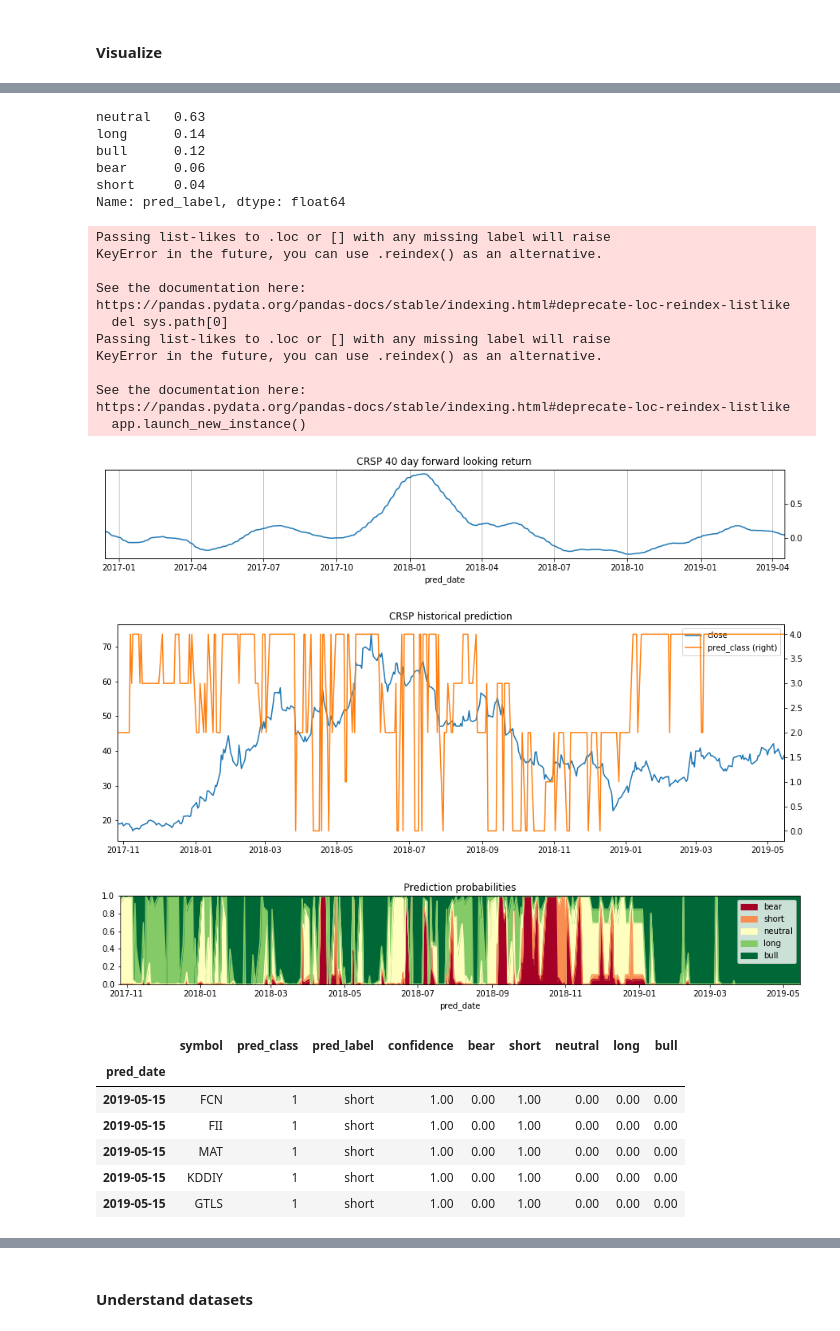
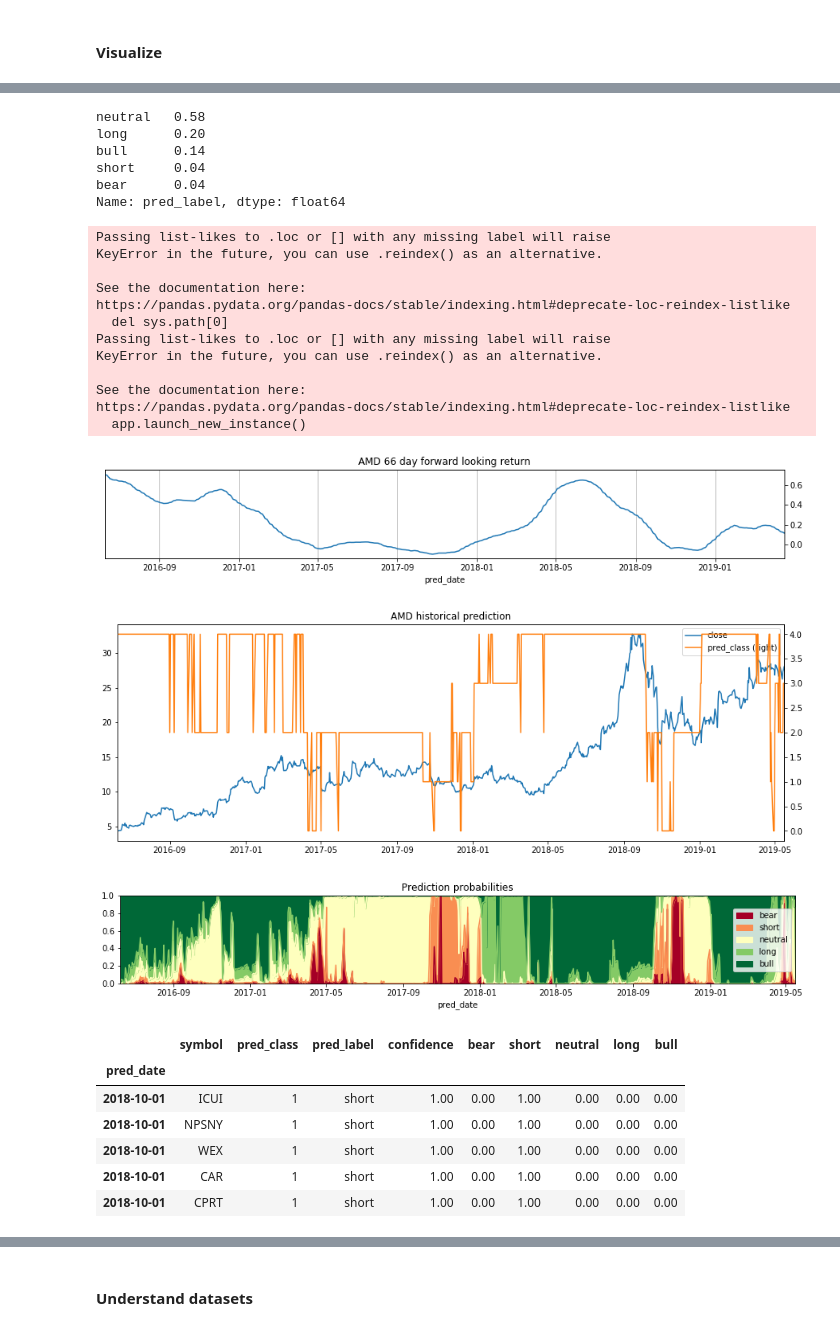
Before and after one commit to webclinic017/inception, a Jupyter notebook: notebooks/micro_TF.ipynb, the cells around one changed output, grey strips where cells are left out. Cells and saved outputs as stored; diff of their text form; code cells hidden in the pictures.

```diff
--- a/notebooks/micro_TF.ipynb
+++ b/notebooks/micro_TF.ipynb
@@ -52,6 +52,7 @@ K.tensorflow_backend._get_available_gpus()
 # %% [markdown]
 ### Context data
 # %%
+# context
 bench = '^GSPC'
 y_col = 'fwdReturn'
 tickers = excl(config['companies'], [])
@@ -63,11 +64,11 @@ context = {
     'ds_name': 'co-technicals-ds',
     'px_close': 'universe-px-ds',
     'trained_cols': 'micro_TF_train_cols.npy',
-    'look_ahead': [20,60,90],
+    'look_ahead': 120,
     'look_back': 252*3,
     'load_ds': True,
     'scale': True,
-    'test_size': .2,
+    'test_size': .05,
     'verbose': True,
     's3_path': 'recommend/micro_ML/',
     'units': 850,
@@ -498,35 +480,0 @@ ODFL missing profile, skipping
-# %%
-look_back = context['look_back']
-pred_X = joined_df.loc[joined_df.sort_index().index.unique()[-look_back:], :]
-print('pred_X.shape', pred_X.shape)
-
-# ensure prediction dataset is consistent with trained model
-train_cols = np.load(ml_path + trained_cols, allow_pickle=True) # save feature order
-missing_cols = [x for x in train_cols if x not in pred_X.columns]
-if len(missing_cols):
-    print(f'Warning missing columns: {missing_cols}')
-    pred_X = pd.concat([pred_X, pd.DataFrame(columns=missing_cols)], axis=1)
-    pred_X[missing_cols] = 0
-
-sorted_cols = list(np.append(train_cols, ['symbol']))
-print('pred_X.shape', pred_X[sorted_cols].shape)
-
-pred_df = pd.DataFrame()
-pred_df['symbol'] = pred_X.symbol
-
-# Load model
-fname = ml_path + model_name
-model = load_model(fname)
-print('Loaded', fname)
-
-preds = model.predict(pred_X[sorted_cols].iloc[:, :-1])
-preds_classes = model.predict_classes(pred_X[sorted_cols].iloc[:, :-1])
-
-pred_df['pred_class'] = preds_classes
-pred_df['pred_label'] = list(map(lambda x: fwd_ret_labels[x], preds_classes))
-probs = np.round(preds,3)
-pred_prob = np.argmax(probs, axis=1)
-pred_df['confidence'] = [x[np.argmax(x)] for x in probs] # higest prob
-prob_df = pd.DataFrame(probs, index=pred_df.index, columns=fwd_ret_labels)
-pred_df = pd.concat([pred_df, prob_df[fwd_ret_labels]], axis=1)
-pred_df.index.name = 'pred_date'
@@ -544,11 +482,11 @@ Loaded ../ML/micro_TF.h5
 # recommendation distribution
 pd.value_counts(pred_df.pred_label) / pd.value_counts(pred_df.pred_label).sum()
 # %% [output]
-neutral   0.63
-long      0.14
-bull      0.12
-bear      0.06
+neutral   0.58
+long      0.20
+bull      0.14
 short     0.04
+bear      0.04
 Name: pred_label, dtype: float64
 # %%
 def plot_symbol_hist_pred(pred_symbol, clean_co_px, context, pred_df):
@@ -566,42 +504,42 @@ def plot_symbol_hist_pred(pred_symbol, clean_co_px, context, pred_df):
     hist_pred = pd.concat([px_df.loc[pred_df.index.unique()], co_pred['pred_class']], axis=1, sort=False)
 
     # forward looking returns
     pct_chg_df.loc[pred_df.index.unique()].dropna().plot(
         title=f'{pred_symbol} {int(np.mean(context["look_ahead"]))} day forward looking return',
         figsize=(15, 2), grid=True, secondary_y='pct_chg')
 
     # historical predictions
     hist_pred.dropna().plot(
         title=f'{pred_symbol} historical prediction',
         figsize=(15, 5), secondary_y='pred_class')
 
     # probability distribution
     co_pred[fwd_ret_labels].plot.area(
         title='Prediction probabilities',
         figsize=(15, 2), ylim=(0, 1), cmap='RdYlGn', rot=0)
 
-plot_symbol_hist_pred('CRSP', clean_co_px, context, pred_df)
+plot_symbol_hist_pred('AMD', clean_co_px, context, pred_df)
 # %% [output]
 Passing list-likes to .loc or [] with any missing label will raise
 KeyError in the future, you can use .reindex() as an alternative.
 
 See the documentation here:
 https://pandas.pydata.org/pandas-docs/stable/indexing.html#deprecate-loc-reindex-listlike
   del sys.path[0]
 Passing list-likes to .loc or [] with any missing label will raise
 KeyError in the future, you can use .reindex() as an alternative.
 
 See the documentation here:
 https://pandas.pydata.org/pandas-docs/stable/indexing.html#deprecate-loc-reindex-listlike
   app.launch_new_instance()
-[figure, old version]
+[figure, new version]
-[figure, old version]
+[figure, new version]
-[figure, old version]
+[figure, new version]
 # %%
 stop_loss = False
 long = True
 max_loss = 0.1
-as_of_date = -1
+as_of_date = -161
 study_period = -10
 holding_period = 20
 # range = [study_period + as_of_date:as_of_date]
@@ -625,11 +563,11 @@ top_pred.head()
 # %% [output]
 |  | symbol | pred_class | pred_label | confidence | bear | short | neutral | long | bull |
 | pred_date |  |  |  |  |  |  |  |  |  |
-| 2019-05-15 | FCN | 1 | short | 1.00 | 0.00 | 1.00 | 0.00 | 0.00 | 0.00 |
-| 2019-05-15 | FII | 1 | short | 1.00 | 0.00 | 1.00 | 0.00 | 0.00 | 0.00 |
-| 2019-05-15 | MAT | 1 | short | 1.00 | 0.00 | 1.00 | 0.00 | 0.00 | 0.00 |
-| 2019-05-15 | KDDIY | 1 | short | 1.00 | 0.00 | 1.00 | 0.00 | 0.00 | 0.00 |
-| 2019-05-15 | GTLS | 1 | short | 1.00 | 0.00 | 1.00 | 0.00 | 0.00 | 0.00 |
+| 2018-10-01 | ICUI | 1 | short | 1.00 | 0.00 | 1.00 | 0.00 | 0.00 | 0.00 |
+| 2018-10-01 | NPSNY | 1 | short | 1.00 | 0.00 | 1.00 | 0.00 | 0.00 | 0.00 |
+| 2018-10-01 | WEX | 1 | short | 1.00 | 0.00 | 1.00 | 0.00 | 0.00 | 0.00 |
+| 2018-10-01 | CAR | 1 | short | 1.00 | 0.00 | 1.00 | 0.00 | 0.00 | 0.00 |
+| 2018-10-01 | CPRT | 1 | short | 1.00 | 0.00 | 1.00 | 0.00 | 0.00 | 0.00 |
 # %%
 def get_study_date_range(pred_df, as_of_date, study_period):
     """
```
Also changed, not shown: parts of 38 cells of this notebook, 2 other files.
